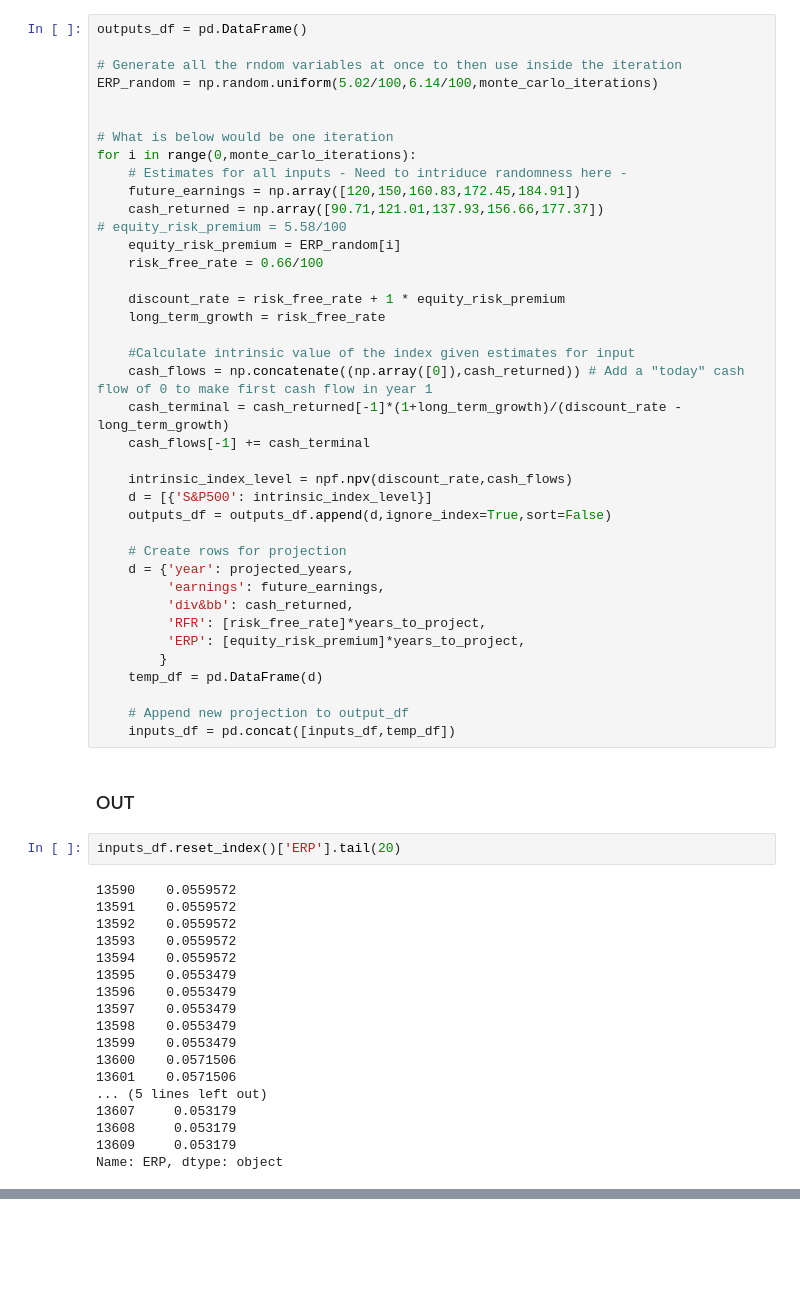
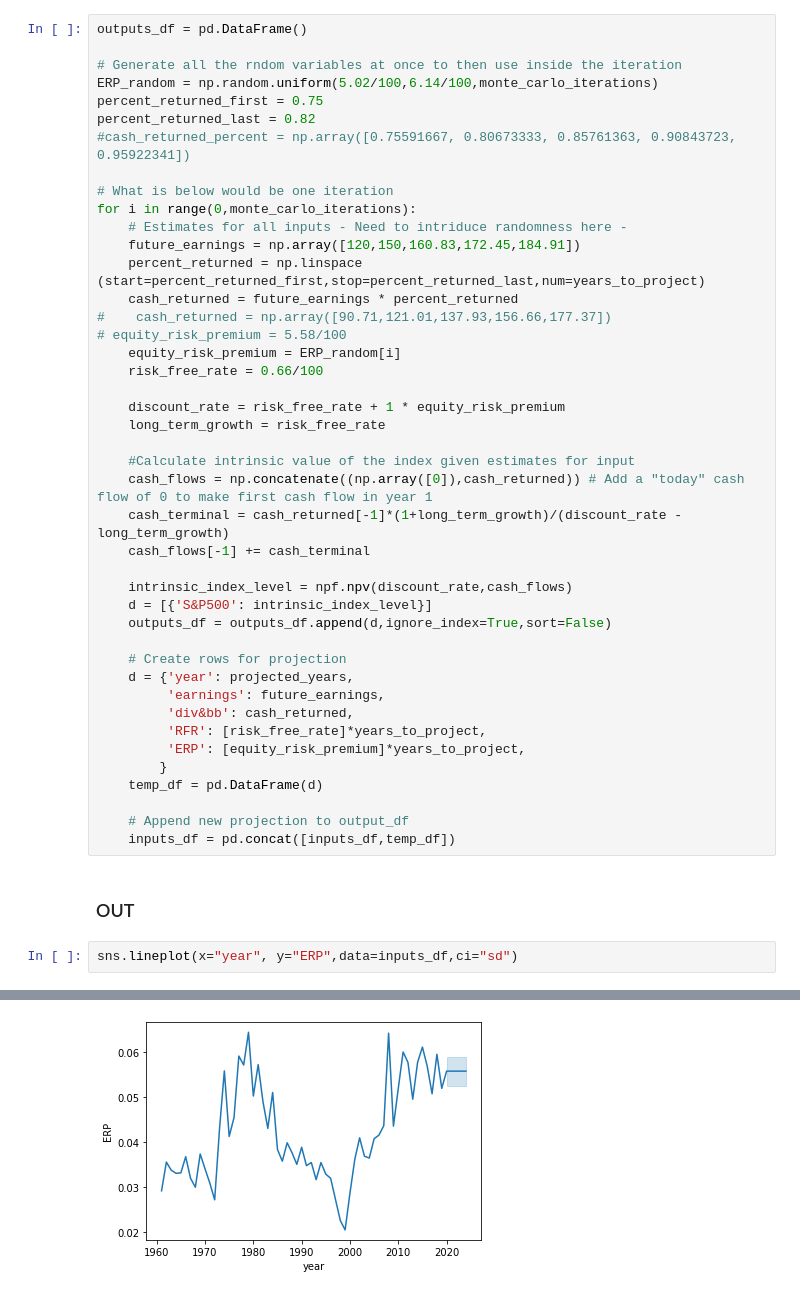
Before and after one commit to aguilalv/CorpFinSandbox, a Jupyter notebook: 2020.06.01 - S&P500 valuation.ipynb, the cells around one changed output, grey strips where cells are left out. Cells and saved outputs as stored; diff of their text form; blank space fills up the shorter version.

Commit message:
Added returned cash estimation to Monte Carlo variables

```diff
--- a/2020.06.01 - S&P500 valuation.ipynb
+++ b/2020.06.01 - S&P500 valuation.ipynb
@@ -74,13 +78,17 @@ outputs_df = pd.DataFrame()
 
 # Generate all the rndom variables at once to then use inside the iteration
 ERP_random = np.random.uniform(5.02/100,6.14/100,monte_carlo_iterations)
-
+percent_returned_first = 0.75
+percent_returned_last = 0.82
+#cash_returned_percent = np.array([0.75591667, 0.80673333, 0.85761363, 0.90843723, 0.95922341])
 
 # What is below would be one iteration
 for i in range(0,monte_carlo_iterations):
     # Estimates for all inputs - Need to intriduce randomness here -
     future_earnings = np.array([120,150,160.83,172.45,184.91])
-    cash_returned = np.array([90.71,121.01,137.93,156.66,177.37])
+    percent_returned = np.linspace (start=percent_returned_first,stop=percent_returned_last,num=years_to_project)
+    cash_returned = future_earnings * percent_returned
+#    cash_returned = np.array([90.71,121.01,137.93,156.66,177.37])
 # equity_risk_premium = 5.58/100
     equity_risk_premium = ERP_random[i]
     risk_free_rate = 0.66/100
@@ -110,23 +118,6 @@ for i in range(0,monte_carlo_iterations):
     inputs_df = pd.concat([inputs_df,temp_df])
 # %% [markdown]
 ### OUT
-# %%
-inputs_df.reset_index()['ERP'].tail(20)
-# %% [output]
-13590    0.0559572
-13591    0.0559572
-13592    0.0559572
-13593    0.0559572
-13594    0.0559572
-13595    0.0553479
-13596    0.0553479
-13597    0.0553479
-13598    0.0553479
-13599    0.0553479
-13600    0.0571506
-13601    0.0571506
-... (5 lines left out)
-13607     0.053179
-13608     0.053179
-13609     0.053179
-Name: ERP, dtype: object
+# %%
+sns.lineplot(x="year", y="ERP",data=inputs_df,ci="sd")
+# %% [output]
@@ -132,0 +125 @@ Name: ERP, dtype: object
+[figure, added]
```
Also changed, not shown: parts of 4 cells of this notebook.
